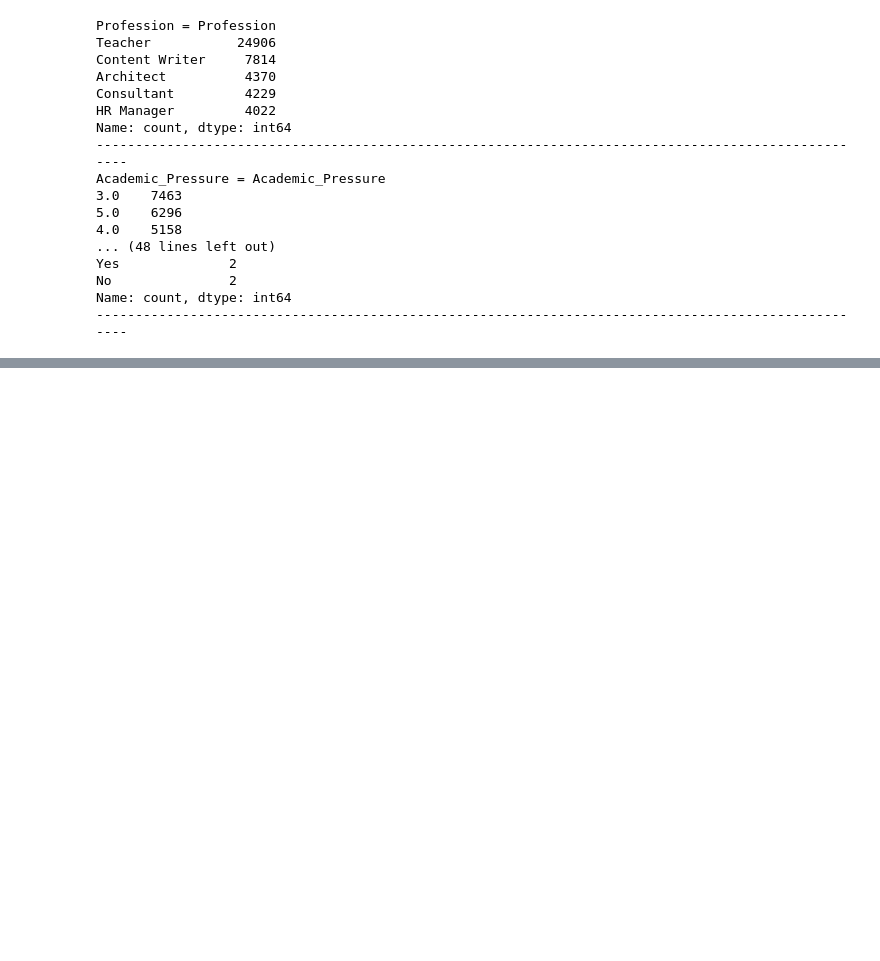
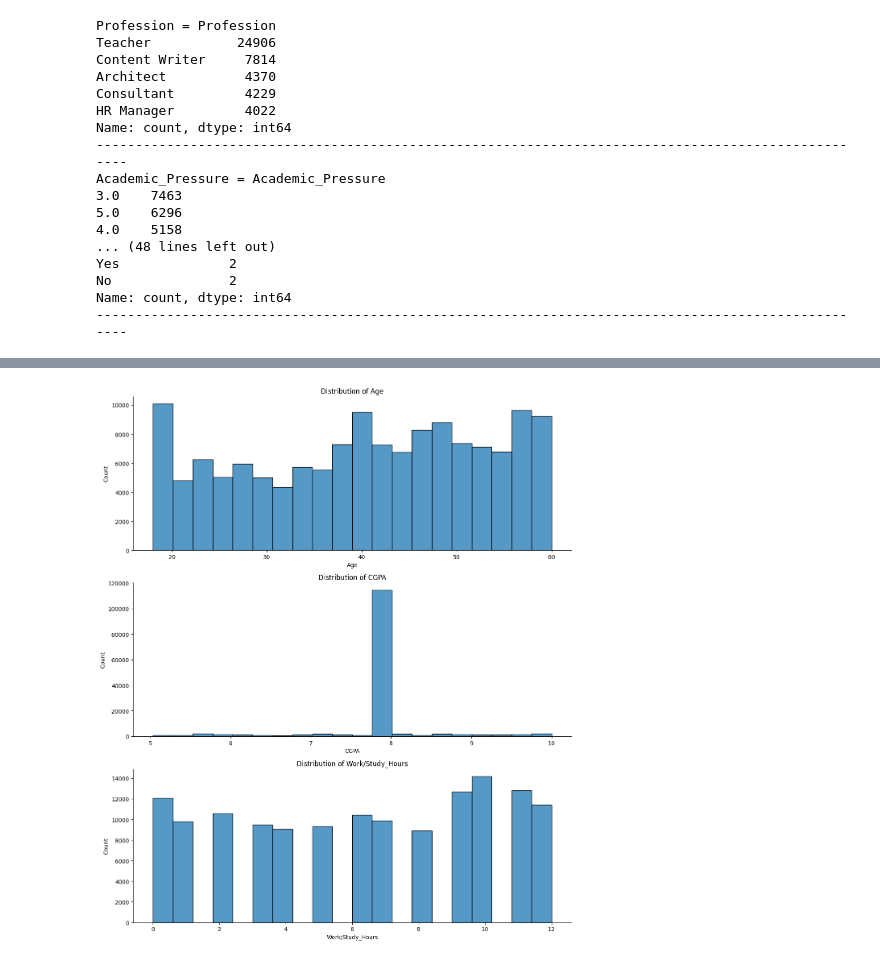
Before and after one commit to Bison619/Comp-1-Exploring-Mental-Health-Data-, a Jupyter notebook: Process1.ipynb, the cells around one changed output, grey strips where cells are left out. Drawn from its saved outputs; the diff is of its cells as text; code cells hidden in the pictures; blank space fills up the shorter version.

Commit message:
visualization of data

```diff
--- a/Process1.ipynb
+++ b/Process1.ipynb
@@ -231,0 +242,15 @@ df_test = df_test[df_test['Dietary_Habits'].isin(valid_habits)]
+# %%
+numerical_column = ['Age', 'CGPA', 'Work/Study_Hours']
+
+plt.figure(figsize=(12,14))
+
+for i, column in enumerate(numerical_column):
+    plt.subplot(3,1,i+1)
+    sns.histplot(data=df_train,x = column, kde=False, bins= 20)
+    plt.title(f'Distribution of {column}')
+    sns.despine()
+
+plt.tight_layout()
+plt.show()
+# %% [output]
+[figure, added]
```
Also changed, not shown: parts of 2 cells of this notebook.
